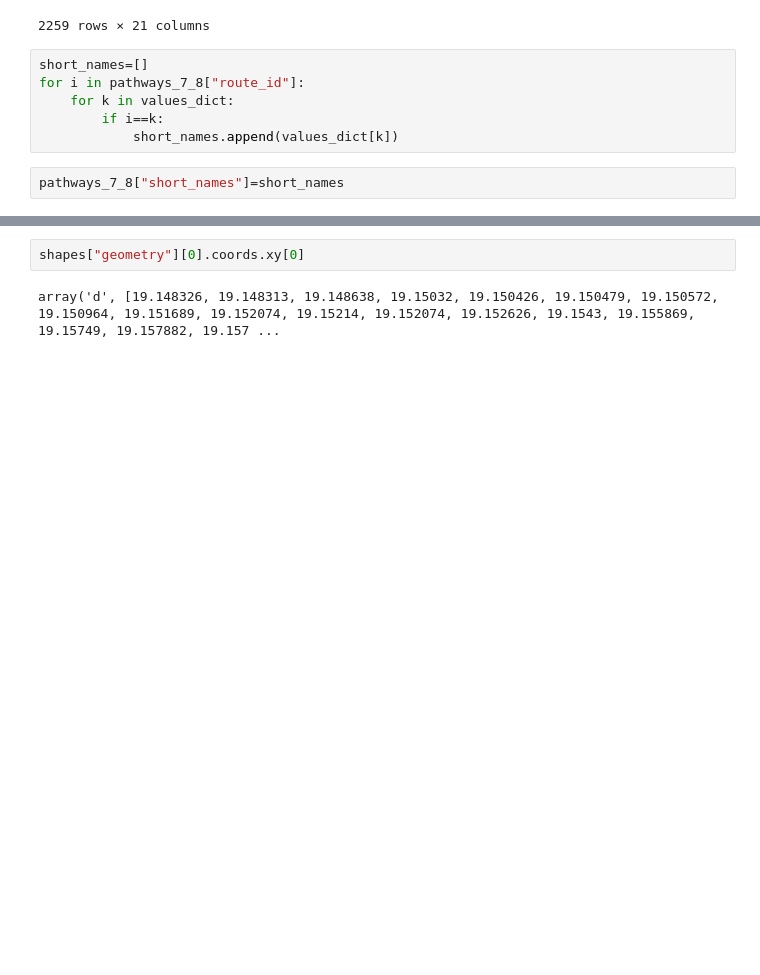
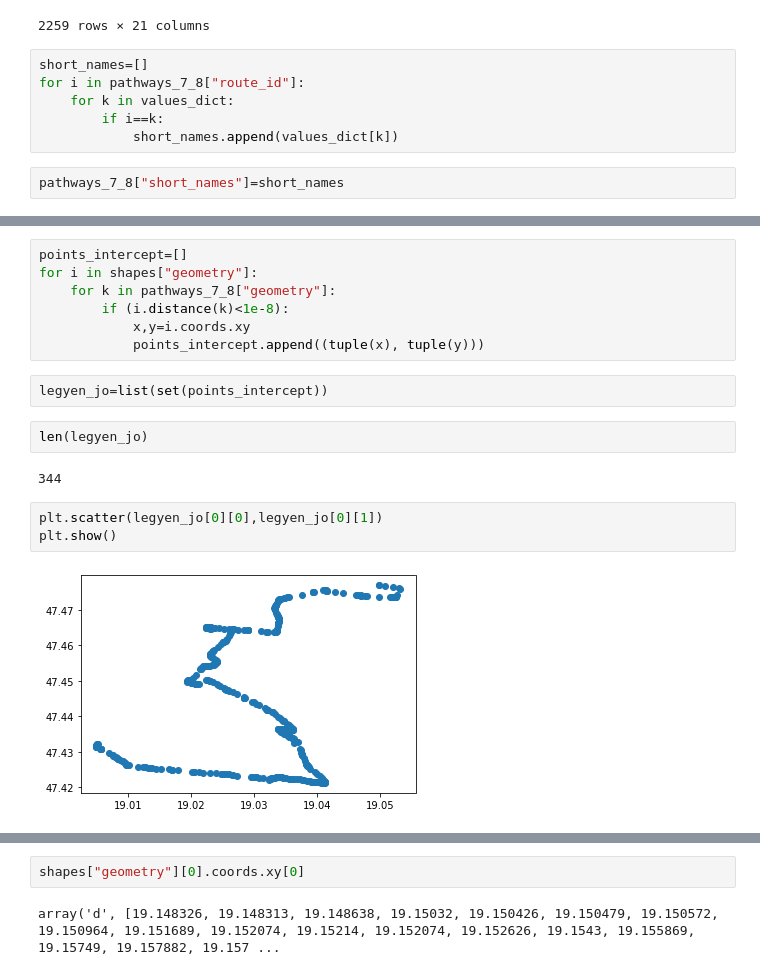
Before and after one commit to BGera89/Big_Data_Homework, a Jupyter notebook: gera.ipynb, the cells around one changed output, grey strips where cells are left out. Cells and saved outputs as stored; diff of their text form; blank space fills up the shorter version.

Commit message:
found the ways with intercept

```diff
--- a/gera.ipynb
+++ b/gera.ipynb
@@ -468,0 +515,18 @@ pathways_7_8["short_names"]=short_names
+# %%
+points_intercept=[]
+for i in shapes["geometry"]:
+    for k in pathways_7_8["geometry"]:
+        if (i.distance(k)<1e-8):
+            x,y=i.coords.xy
+            points_intercept.append((tuple(x), tuple(y)))
+# %%
+legyen_jo=list(set(points_intercept))
+# %%
+len(legyen_jo)
+# %% [output]
+344
+# %%
+plt.scatter(legyen_jo[0][0],legyen_jo[0][1])
+plt.show()
+# %% [output]
+[figure, added]
```
Also changed, not shown: parts of 11 cells of this notebook.
